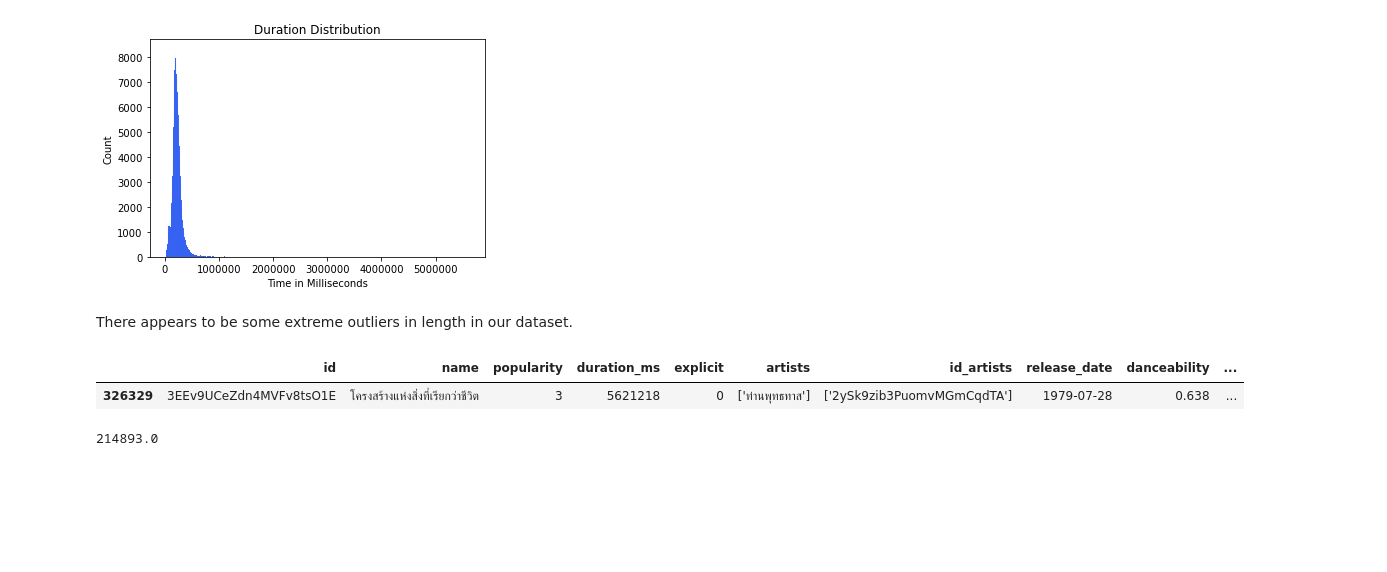
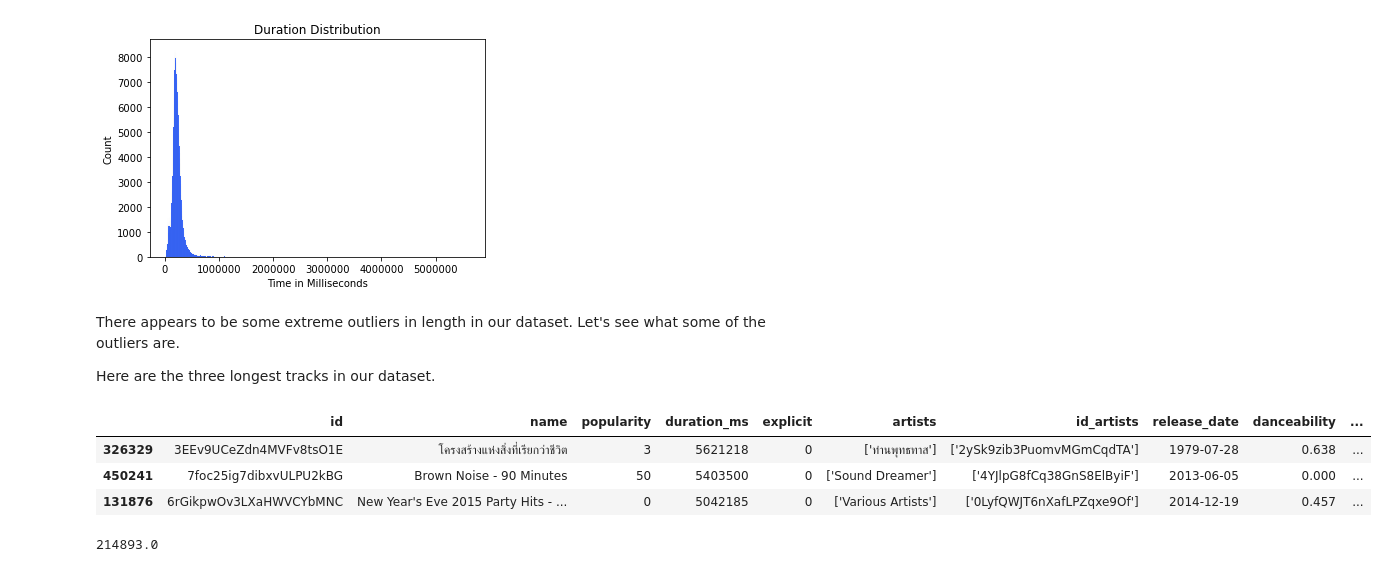
Before and after one commit to malachi-hale/end-to-end-project, a Jupyter notebook: Final Project.ipynb, the cells around one changed output. Saved outputs shown, nothing was run; the diff lists cells and outputs as text; code cells hidden in the pictures; blank space fills up the shorter version.

```diff
--- a/Final Project.ipynb
+++ b/Final Project.ipynb
@@ -164,10 +215,14 @@ labels = duration.set(title = "Duration Distribution", xlabel = "Time in Millise
 # %% [output]
 [figure]
 # %% [markdown]
-There appears to be some extreme outliers in length in our dataset.
+There appears to be some extreme outliers in length in our dataset. Let's see what some of the outliers are.
+
+Here are the three longest tracks in our dataset.
 # %%
-df.sort_values(by = 'duration_ms', ascending = False).head(1)
+df.sort_values(by = 'duration_ms', ascending = False).head(3)
 # %% [output]
 |  | id | name | popularity | duration_ms | explicit | artists | id_artists | release_date | danceability | ... |
 | 326329 | 3EEv9UCeZdn4MVFv8tsO1E | โครงสร้างแห่งสิ่งที่เรียกว่าชีวิต | 3 | 5621218 | 0 | ['ท่านพุทธทาส'] | ['2ySk9zib3PuomvMGmCqdTA'] | 1979-07-28 | 0.638 | ... |
+| 450241 | 7foc25ig7dibxvULPU2kBG | Brown Noise - 90 Minutes | 50 | 5403500 | 0 | ['Sound Dreamer'] | ['4YJlpG8fCq38GnS8ElByiF'] | 2013-06-05 | 0.000 | ... |
+| 131876 | 6rGikpwOv3LXaHWVCYbMNC | New Year's Eve 2015 Party Hits - ... | 0 | 5042185 | 0 | ['Various Artists'] | ['0LyfQWJT6nXafLPZqxe9Of'] | 2014-12-19 | 0.457 | ... |
 # %%
```
Also changed, not shown: parts of 119 cells of this notebook, 2 other files.
